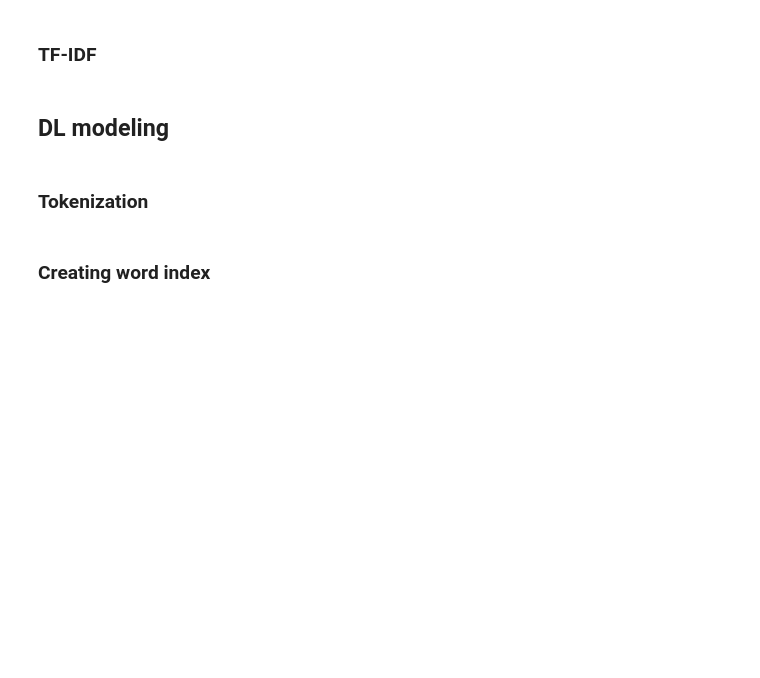
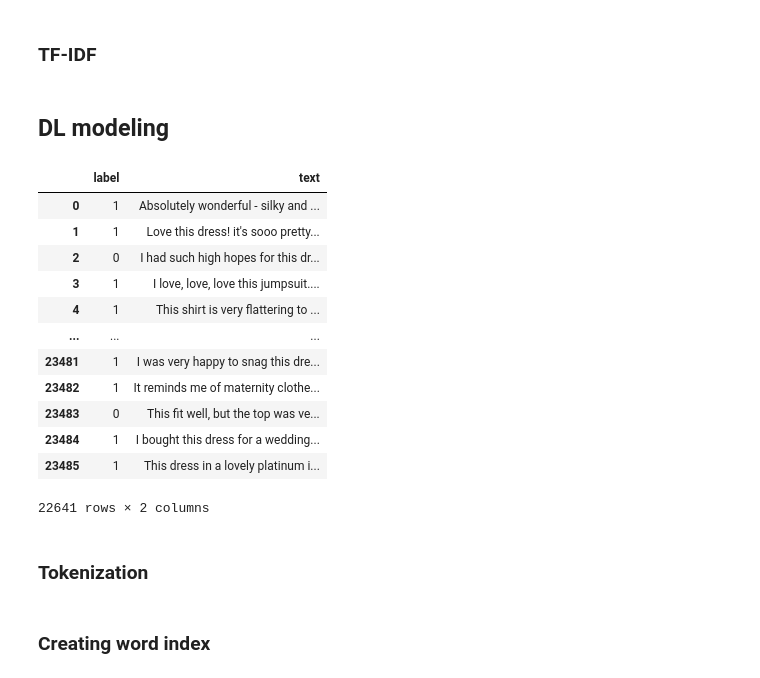
Before and after one commit to YusufSHub/Machine-Learning, a Jupyter notebook: NLP/NLP_Sentiment_Analysis_Project/NLP_Sentiment_Analysis_Project.ipynb, the cells around one changed output. Saved outputs shown, nothing was run; the diff lists cells and outputs as text; code cells hidden in the pictures; blank space fills up the shorter version.

```diff
--- a/NLP/NLP_Sentiment_Analysis_Project/NLP_Sentiment_Analysis_Project.ipynb
+++ b/NLP/NLP_Sentiment_Analysis_Project/NLP_Sentiment_Analysis_Project.ipynb
@@ -223,6 +223,8 @@ df2.head()
 | 2 | 0 | I had such high hopes for this dr... |
 | 3 | 1 | I love, love, love this jumpsuit.... |
 | 4 | 1 | This shirt is very flattering to ... |
+# %%
+df2.rename(columns={"Review Text":"text", "Recommended IND":"label"}, inplace=True)
 # %% [markdown]
 ---
 ---
@@ -519,2 +880,18 @@ In the next step we create a numerical feature vector for each document:
+# %%
+df2
+# %% [output]
+|  | label | text |
+| 0 | 1 | Absolutely wonderful - silky and ... |
+| 1 | 1 | Love this dress! it's sooo pretty... |
+| 2 | 0 | I had such high hopes for this dr... |
+| 3 | 1 | I love, love, love this jumpsuit.... |
+| 4 | 1 | This shirt is very flattering to ... |
+| ... | ... | ... |
+| 23481 | 1 | I was very happy to snag this dre... |
+| 23482 | 1 | It reminds me of maternity clothe... |
+| 23483 | 0 | This fit well, but the top was ve... |
+| 23484 | 1 | I bought this dress for a wedding... |
+| 23485 | 1 | This dress in a lovely platinum i... |
+22641 rows × 2 columns
 # %% [markdown]
 ### Tokenization
```
Also changed, not shown: parts of 160 cells of this notebook.
